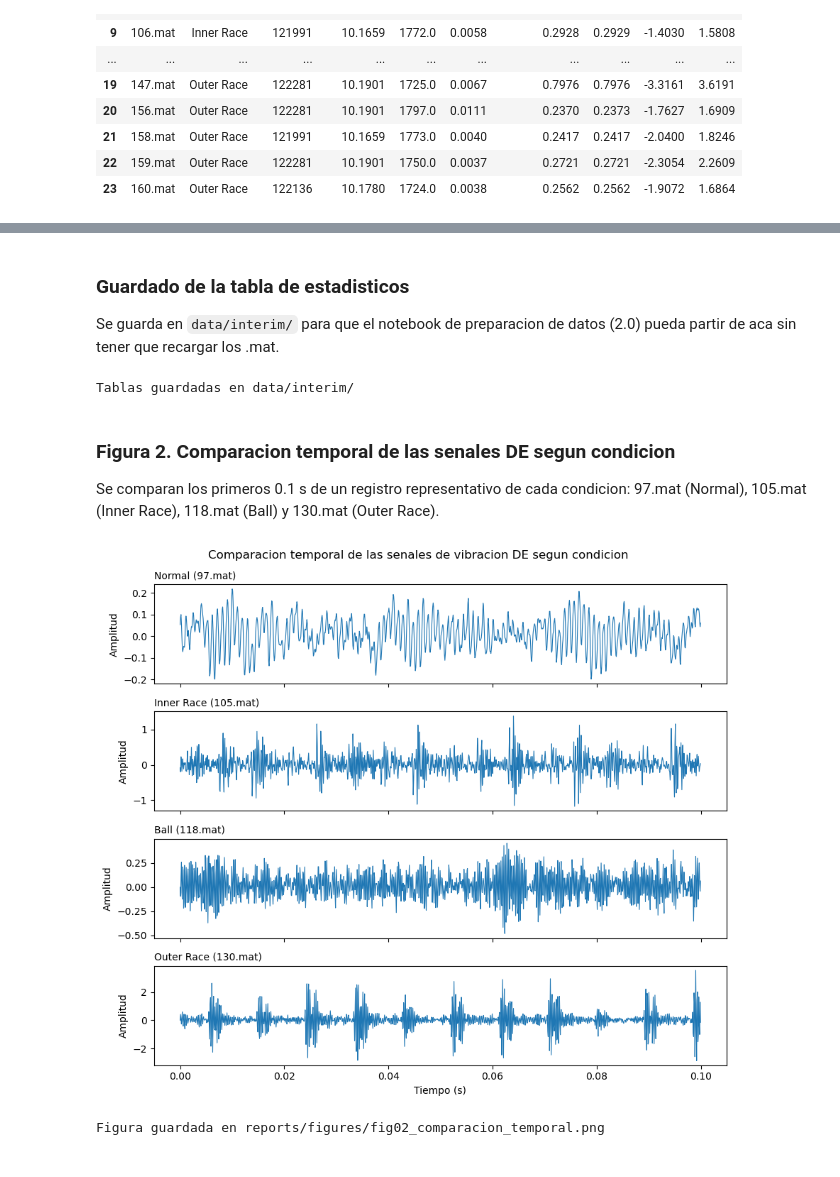
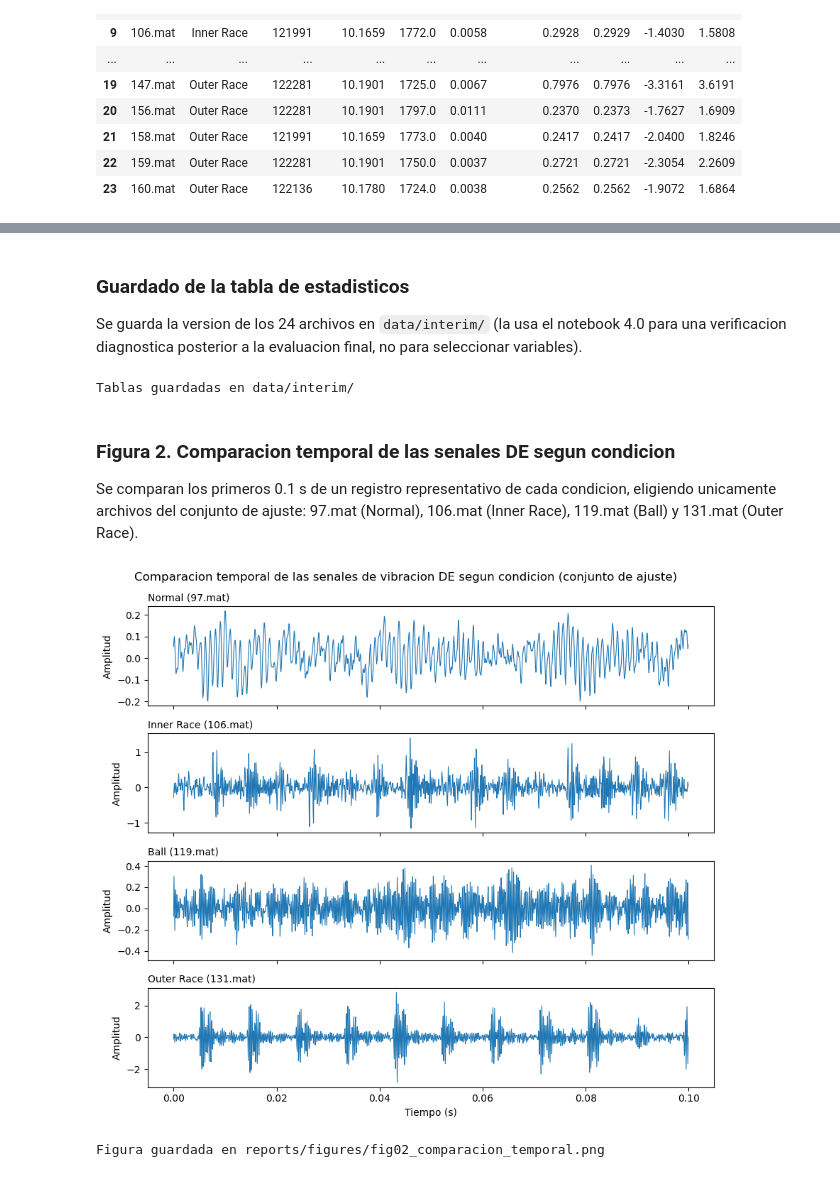
Before and after one commit to D4ag/MONOGRAFIA, a Jupyter notebook: notebooks/1.0-da-comprension-datos.ipynb, the cells around one changed output, grey strips where cells are left out. Drawn from its saved outputs; the diff is of its cells as text; code cells hidden in the pictures.

Commit message:
Actualiza EDA y preparacion de datos

```diff
--- a/notebooks/1.0-da-comprension-datos.ipynb
+++ b/notebooks/1.0-da-comprension-datos.ipynb
@@ -23,0 +45,8 @@ Archivos cargados: 24
+# %%
+archivos_test = {a for lista in config.ARCHIVOS_TEST_FINAL.values() for a in lista}
+registros_ajuste = [r for r in registros if r["archivo"] not in archivos_test]
+registros_test = [r for r in registros if r["archivo"] in archivos_test]
+
+print(f"Archivos de ajuste (se analizan en este notebook): {len(registros_ajuste)}")
+print(f"Archivos reservados como test independiente (no se analizan aqui): {len(registros_test)}")
+print("Archivos de test:", sorted(r["archivo"] for r in registros_test))
@@ -132,9 +178,10 @@ print("Figura guardada en reports/figures/fig01_distribucion_rms.png")
 Figura guardada en reports/figures/fig01_distribucion_rms.png
-# %% [markdown]
-### Guardado de la tabla de estadisticos
-
-Se guarda en `data/interim/` para que el notebook de preparacion de datos
-(2.0) pueda partir de aca sin tener que recargar los .mat.
+# %% [markdown]
+### Guardado de la tabla de estadisticos
+
+Se guarda la version de los 24 archivos en `data/interim/` (la usa el
+notebook 4.0 para una verificacion diagnostica posterior a la evaluacion
+final, no para seleccionar variables).
 # %%
 tabla_estadisticos.to_csv(config.DIR_DATOS_INTERIM / "estadisticos_descriptivos.csv", index=False)
 tabla_calidad.to_csv(config.DIR_DATOS_INTERIM / "tabla_calidad.csv", index=False)
@@ -145,30 +192,31 @@ Tablas guardadas en data/interim/
 ### Figura 2. Comparacion temporal de las senales DE segun condicion
 
 Se comparan los primeros 0.1 s de un registro representativo de cada
-condicion: 97.mat (Normal), 105.mat (Inner Race), 118.mat (Ball) y
-130.mat (Outer Race).
+condicion, eligiendo unicamente archivos del conjunto de ajuste:
+97.mat (Normal), 106.mat (Inner Race), 119.mat (Ball) y 131.mat (Outer
+Race).
 # %%
 import numpy as np
 
-registros_por_archivo = {r["archivo"]: r for r in registros}
-representativos = {"Normal": "97.mat", "Inner Race": "105.mat", "Ball": "118.mat", "Outer Race": "130.mat"}
+registros_ajuste_por_archivo = {r["archivo"]: r for r in registros_ajuste}
+representativos = {"Normal": "97.mat", "Inner Race": "106.mat", "Ball": "119.mat", "Outer Race": "131.mat"}
 n_muestras = int(0.1 * config.FRECUENCIA_MUESTREO)
 
 fig, axes = plt.subplots(4, 1, figsize=(9, 8), sharex=True)
 for ax, (clase, archivo) in zip(axes, representativos.items()):
-    senal = registros_por_archivo[archivo]["senal"][:n_muestras]
+    senal = registros_ajuste_por_archivo[archivo]["senal"][:n_muestras]
     t = np.arange(len(senal)) / config.FRECUENCIA_MUESTREO
     ax.plot(t, senal, linewidth=0.8)
     ax.set_ylabel("Amplitud")
     ax.set_title(f"{clase} ({archivo})", fontsize=10, loc="left")
 axes[-1].set_xlabel("Tiempo (s)")
-fig.suptitle("Comparacion temporal de las senales de vibracion DE segun condicion")
+fig.suptitle("Comparacion temporal de las senales de vibracion DE segun condicion (conjunto de ajuste)")
 plt.tight_layout()
 plt.savefig("../reports/figures/fig02_comparacion_temporal.png", dpi=150)
 plt.show()
 print("Figura guardada en reports/figures/fig02_comparacion_temporal.png")
 # %% [output]
-[figure, old version]
+[figure, new version]
 Figura guardada en reports/figures/fig02_comparacion_temporal.png
 # %% [markdown]
 ### Figura 3. Comparacion espectral de las senales DE segun condicion
```
Also changed, not shown: parts of 15 cells of this notebook, 9 other files.
